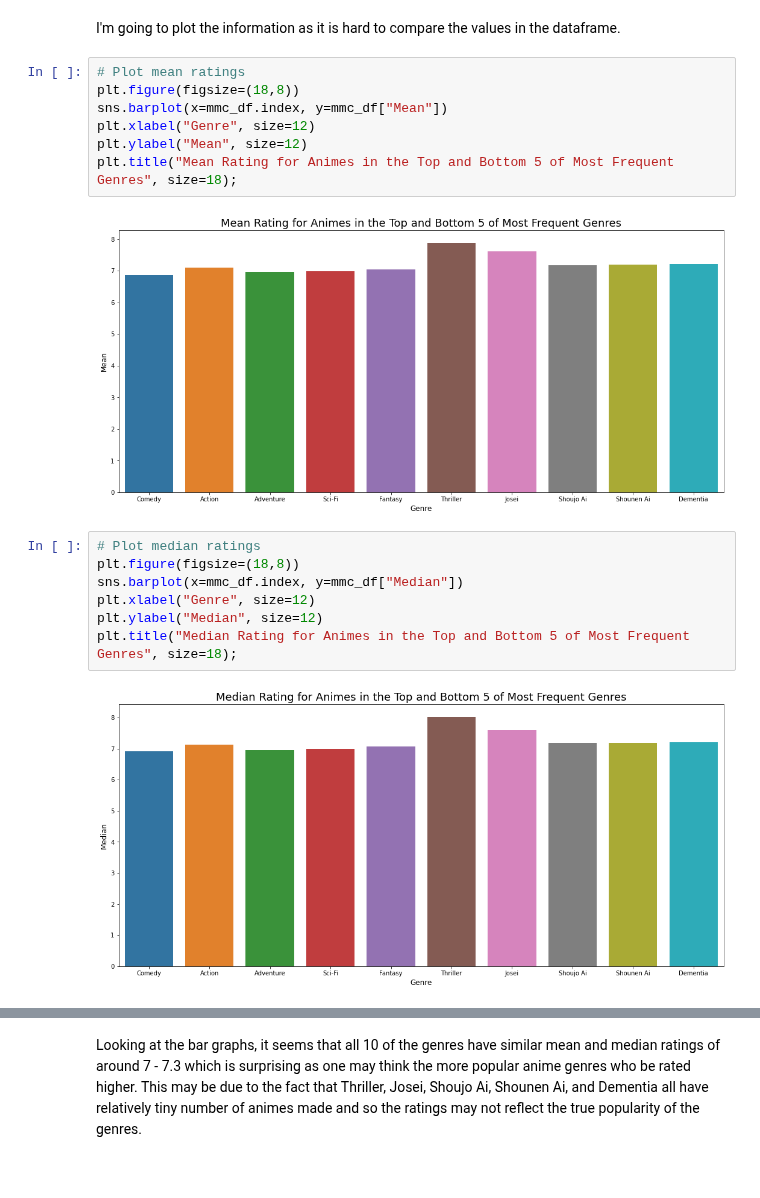
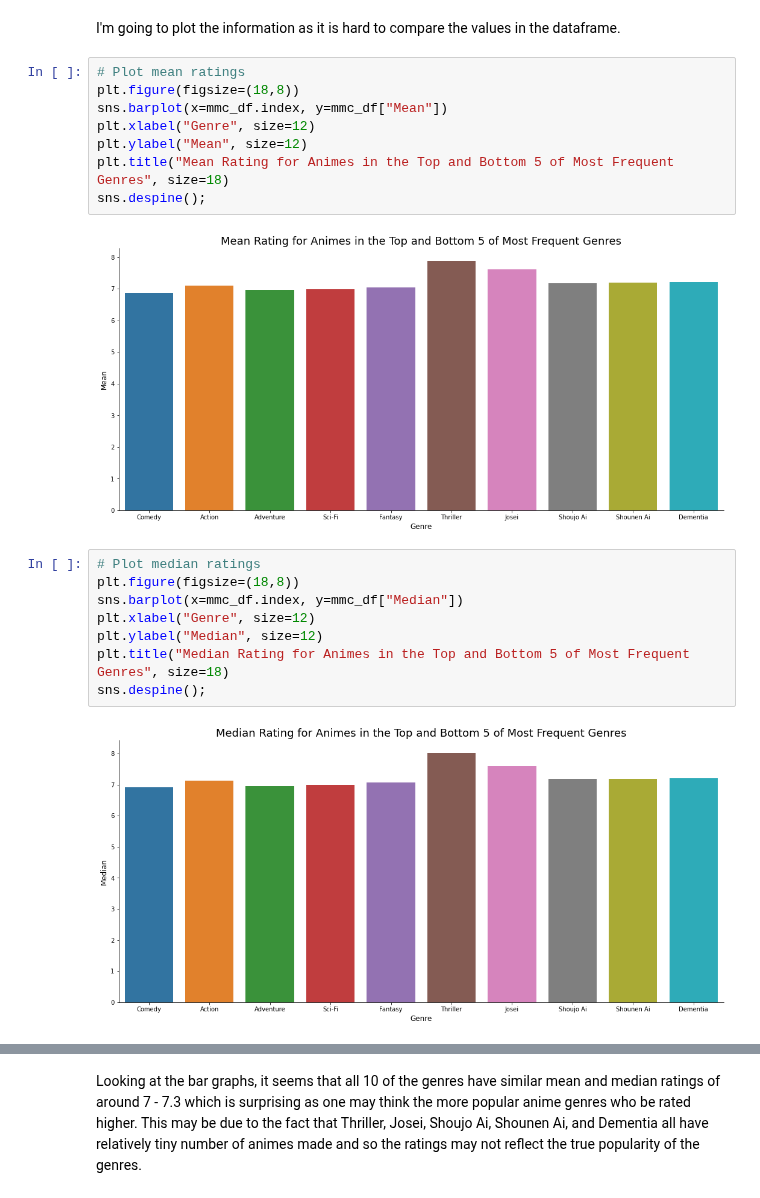
Before and after one commit to Zenoix/Anime-Recommendations, a Jupyter notebook: Exploratory Data Analysis.ipynb, the cells around one changed output, grey strips where cells are left out. Cells and saved outputs as stored; diff of their text form.

Commit message:
Continued working on rating df eda

```diff
--- a/Exploratory Data Analysis.ipynb
+++ b/Exploratory Data Analysis.ipynb
@@ -202,21 +195,23 @@ I'm going to plot the information as it is hard to compare the values in the dat
 # %%
 # Plot mean ratings
 plt.figure(figsize=(18,8))
 sns.barplot(x=mmc_df.index, y=mmc_df["Mean"])
 plt.xlabel("Genre", size=12)
 plt.ylabel("Mean", size=12)
-plt.title("Mean Rating for Animes in the Top and Bottom 5 of Most Frequent Genres", size=18);
+plt.title("Mean Rating for Animes in the Top and Bottom 5 of Most Frequent Genres", size=18)
+sns.despine();
 # %% [output]
-[figure, old version]
+[figure, new version]
 # %%
 # Plot median ratings
 plt.figure(figsize=(18,8))
 sns.barplot(x=mmc_df.index, y=mmc_df["Median"])
 plt.xlabel("Genre", size=12)
 plt.ylabel("Median", size=12)
-plt.title("Median Rating for Animes in the Top and Bottom 5 of Most Frequent Genres", size=18);
+plt.title("Median Rating for Animes in the Top and Bottom 5 of Most Frequent Genres", size=18)
+sns.despine();
 # %% [output]
-[figure, old version]
+[figure, new version]
 # %%
 # Plot number of animes in the top
 plt.figure(figsize=(18,8))
```
Also changed, not shown: parts of 11 cells of this notebook.
